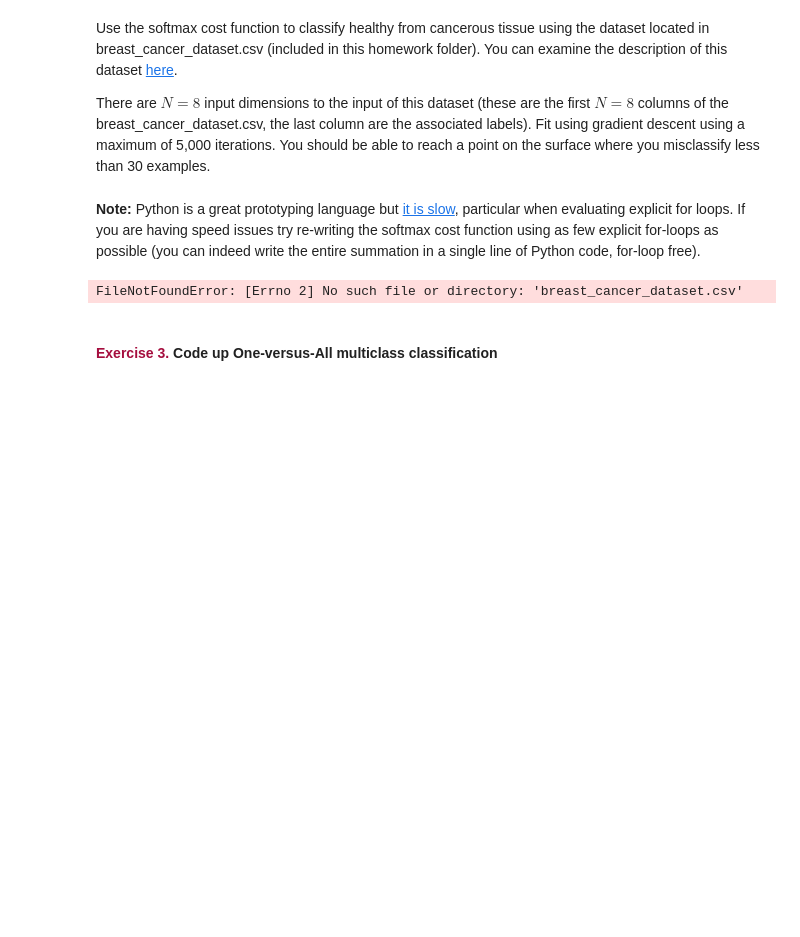
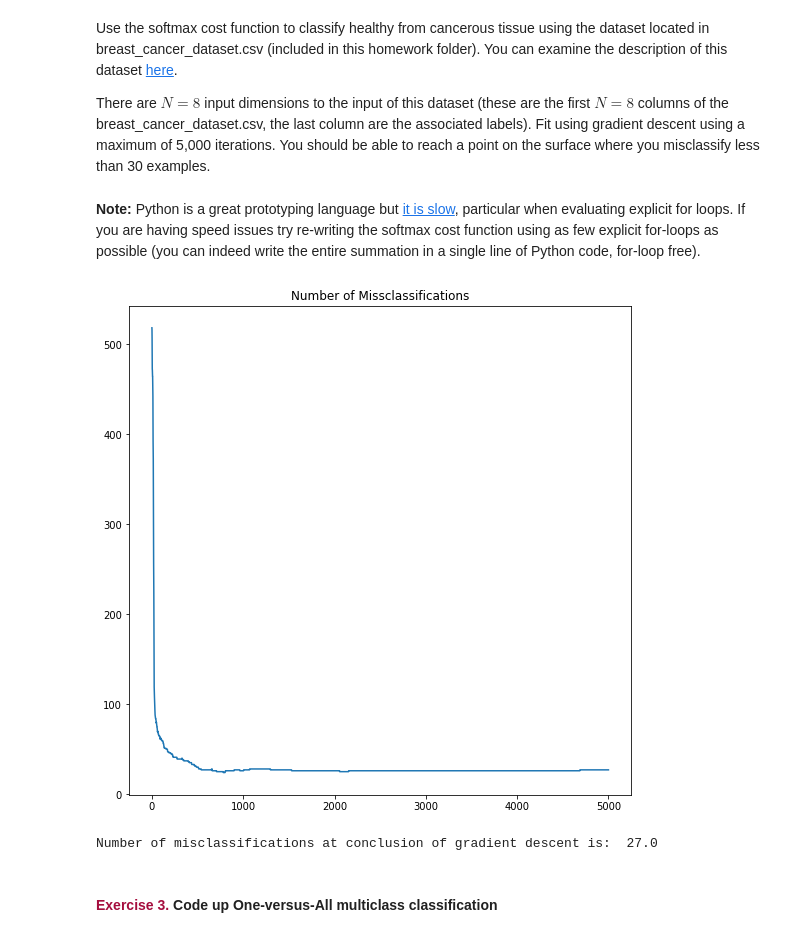
Before and after one commit to chrisxmiller/class1819, a Jupyter notebook: 19WI_EECS435_NeuralNets/HW2/deep_learning_hw2.ipynb, the cells around one changed output. Saved outputs shown, nothing was run; the diff lists cells and outputs as text; code cells hidden in the pictures; blank space fills up the shorter version.

```diff
--- a/19WI_EECS435_NeuralNets/HW2/deep_learning_hw2.ipynb
+++ b/19WI_EECS435_NeuralNets/HW2/deep_learning_hw2.ipynb
@@ -136,17 +136,36 @@ There are $N = 8$ input dimensions to the input of this dataset (these are the f
 # -- The Model
 
 #Here, we import the new data.
-csvname = 'breast_cancer_dataset.csv'
+csvname = 'breast_cancer_data.csv'
 data = np.loadtxt(csvname,delimiter = ',')
 
 #Seperate it into vectors
 x = data[:,:-1]
 y = data[:,-1]
 
-#Now, we run gradient descent again using 5000 its as states above
-w_hx = gradient_descent(softmax, 1.0, 1000, w)
+#Init the weights
+w = np.random.randn(1,np.shape(x)[1]+1)[0]
-# %% [output]
-FileNotFoundError: [Errno 2] No such file or directory: 'breast_cancer_dataset.csv'
+# %%
+#Now, we run gradient descent again using 5000 its as states above
+w_hx = gradient_descent(softmax, 0.10, 5000, w)
+# %%
+#Aaaand we plot the number of misclassifications
+mc = missclass(model, w_hx, x,y)
+its = np.arange(0,len(w_hx))
+
+# plot cost function history
+fig, ax = plt.subplots(1, 1, figsize=(9,9))
+
+# plot function and gradient values
+ax.plot(its,mc)
+ax.set_title("Number of Missclassifications")
+plt.show()
+
+#Finally, print the number
+print("Number of misclassifications at conclusion of gradient descent is: ", mc[-1])
+# %% [output]
+[figure, added]
+Number of misclassifications at conclusion of gradient descent is:  27.0
 # %% [markdown]
 #### <span style="color:#a50e3e;">Exercise 3. </span>   Code up One-versus-All multiclass classification
 # %% [markdown]
```
